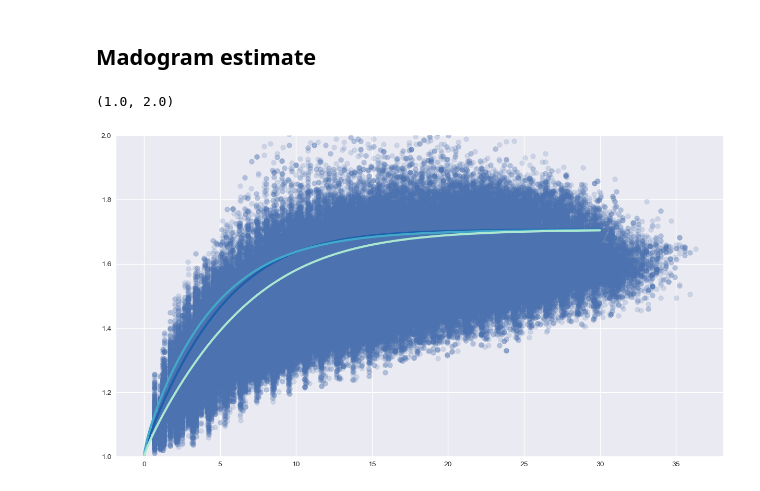
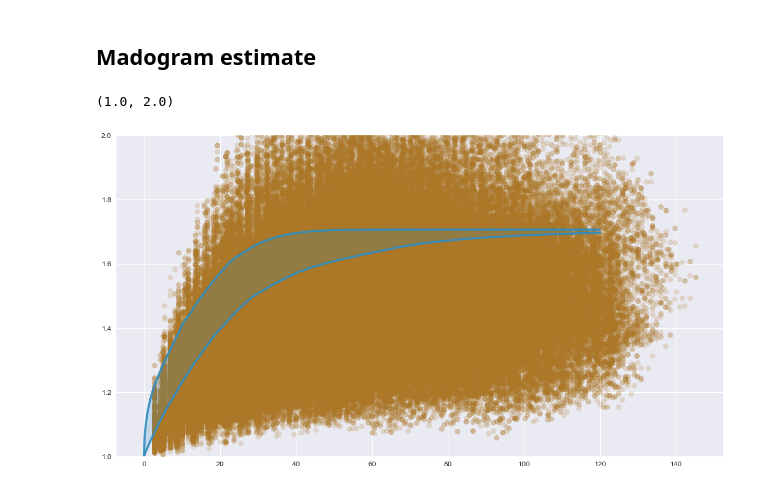
Before and after one commit to cbuelt/thesis, a Jupyter notebook: application/data_prep.ipynb, the cells around one changed output. Cells and saved outputs as stored; diff of their text form; code cells hidden in the pictures.

```diff
--- a/application/data_prep.ipynb
+++ b/application/data_prep.ipynb
@@ -206,24 +238,0 @@ for i in range(3,6):
-# %%
-fig, axs = plt.subplots(1,2,figsize = (12,5))
-
-
-for i in range(6):
-    #Mean values
-    axs[0].scatter(x = cnn_es[i,0].mean(), y = cnn_es[i,1].mean(), s = 250, edgecolor = "black", label = labels[i], color = colors[i])
-    axs[0].set_xlabel(r"$\lambda$", fontsize = 15)
-    axs[0].set_ylabel(r"$\nu$", fontsize = 15)
-    axs[0].tick_params(axis='both', labelsize=15)
-    axs[0].set_xlim([0.5,5])
-    axs[0].set_ylim([0.3,2])
-    axs[0].legend()
-    axs[0].set_title("CNN-ES")
-
-    #Mean values
-    axs[1].scatter(x = cnn[i,0], y = cnn[i,1], s = 250, edgecolor = "black", label = labels[i], color = colors[i])
-    axs[1].set_xlabel(r"$\lambda$", fontsize = 15)
-    axs[1].set_ylabel(r"$\nu$", fontsize = 15)
-    axs[1].tick_params(axis='both', labelsize=15)
-    axs[1].set_xlim([0.5,5])
-    axs[1].set_ylim([0.3,2])
-    axs[1].legend()
-    axs[1].set_title("CNN")
@@ -271,7 +278,8 @@ for year in range(2011, 2021):
     data_prev.loc[dict(time = str(year))] = gev2frech(data_prev.loc[dict(time = str(year))], year = year)
 data_2021 = gev2frech(xr.open_dataset(path + "2021_month_max.nc"), year = 2021)
 data_2022 = gev2frech(xr.open_dataset(path + "2022_month_max.nc"), year = 2022)
-data_full = xr.concat([data_prev, data_2021, data_2022], dim = "time")
+data_2023 = gev2frech(xr.open_dataset(path + "2023_month_max.nc"), year = 2023)
+data_full = xr.concat([data_2021, data_2022, data_2023], dim = "time")
 grid = xr.open_dataset("../../data/application/" + "grid.nc").grid.data
 
 #Test
@@ -292,14 +300,24 @@ ind = np.digitize(result[:,0], bins)
 bin_means = np.array([result[ind == i,1].mean() for i in range(len(bins))])
 # %%
 h = np.linspace(0,30,1000)
+h_plot = h *4
 fig, axs = plt.subplots( figsize = (15,8))
 
-for i in range(3):
-    axs.plot(h, sample_extremal_coefficient(h, model, cnn_es[i,0], cnn_es[i,1]), lw = 3, label = labels[i], color = colors[i])
+month = 1
 
-axs.scatter(result[:,0], result[:,1], alpha = 0.2)
+axs.scatter(result[:,0]*4, result[:,1], alpha = 0.2, color = cmap(0.8))
+
+
+#axs.plot(h_plot, sample_extremal_coefficient(h, model, cnn_es[month,0], cnn_es[month,1]), lw = 3, label = labels[i], color = colors[month])
+quantiles = np.quantile(sample_extremal_coefficient(h, model, cnn_es[month,0], cnn_es[month,1],  mean = False), q = [0.025,0.975], axis = 0)
+
+axs.plot(h_plot, quantiles[0], color = colors[month], lw = 3, alpha = .9)
+axs.plot(h_plot, quantiles[1], color = colors[month], lw = 3, alpha = .9)
+axs.fill_between(h_plot, quantiles[0], quantiles[1], color = colors[month], alpha=.2)
+
+
 
 axs.set_ylim([1,2])
 # %% [output]
 (1.0, 2.0)
-[figure, old version]
+[figure, new version]
```
Also changed, not shown: parts of 8 cells of this notebook, 6 other files.
